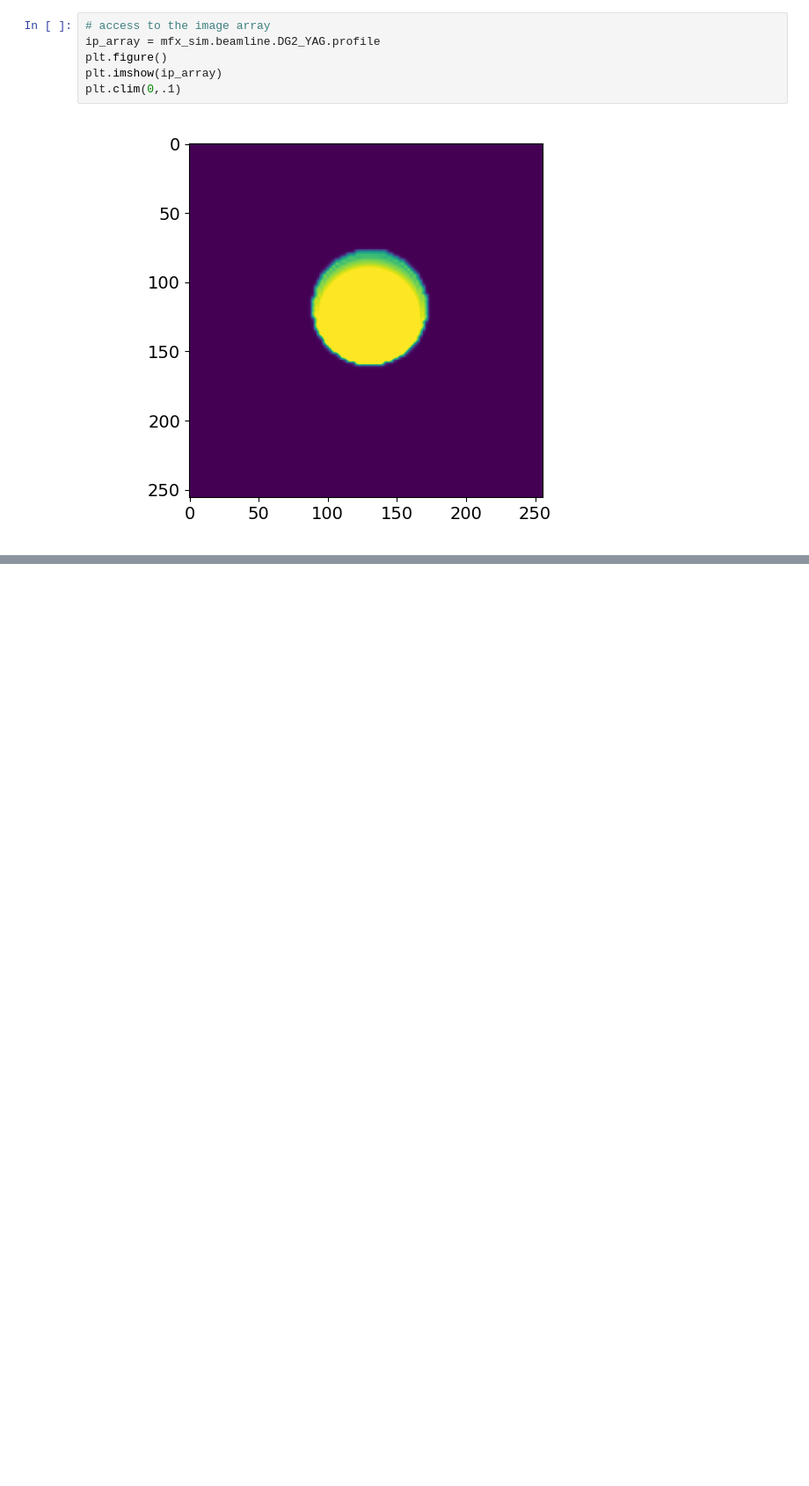
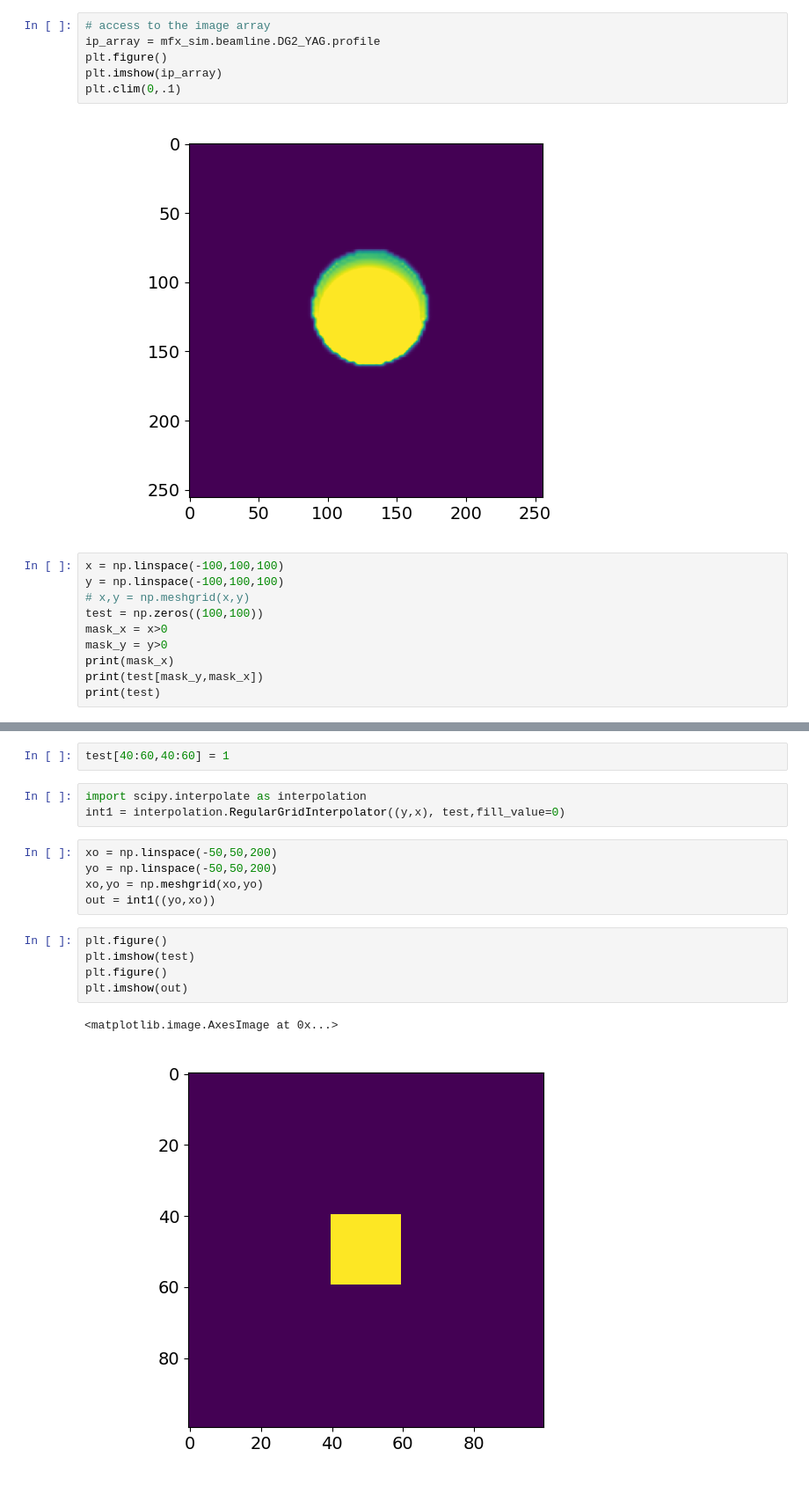
Before and after one commit to mseaberg/lcls_beamline_toolbox, a Jupyter notebook: scripts/mfx_test.ipynb, the cells around one changed output, grey strips where cells are left out. Shown at 88% size. Saved outputs shown, nothing was run; the diff lists cells and outputs as text; blank space fills up the shorter version.

Commit message:
simpler interpolation on a regular grid

```diff
--- a/scripts/mfx_test.ipynb
+++ b/scripts/mfx_test.ipynb
@@ -284,3 +298,13 @@ plt.imshow(ip_array)
 plt.clim(0,.1)
 # %% [output]
 [figure]
+# %%
+x = np.linspace(-100,100,100)
+y = np.linspace(-100,100,100)
+# x,y = np.meshgrid(x,y)
+test = np.zeros((100,100))
+mask_x = x>0
+mask_y = y>0
+print(mask_x)
+print(test[mask_y,mask_x])
+print(test)
@@ -286,0 +331,18 @@ plt.clim(0,.1)
+# %%
+test[40:60,40:60] = 1
+# %%
+import scipy.interpolate as interpolation
+int1 = interpolation.RegularGridInterpolator((y,x), test,fill_value=0)
+# %%
+xo = np.linspace(-50,50,200)
+yo = np.linspace(-50,50,200)
+xo,yo = np.meshgrid(xo,yo)
+out = int1((yo,xo))
+# %%
+plt.figure()
+plt.imshow(test)
+plt.figure()
+plt.imshow(out)
+# %% [output]
+<matplotlib.image.AxesImage at 0x...>
+[figure, added]
```
Also changed, not shown: parts of 7 cells of this notebook, 2 other files.
